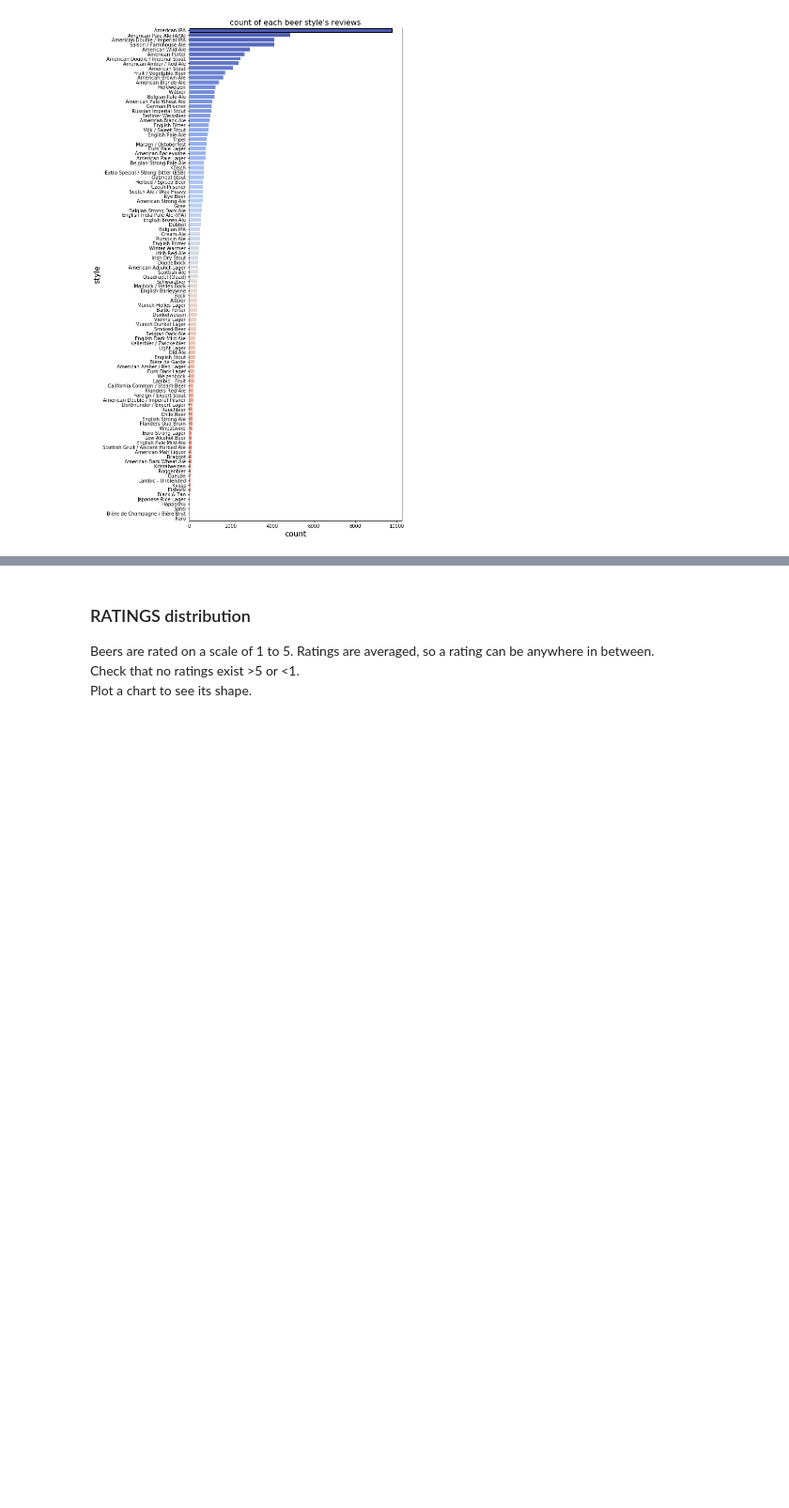
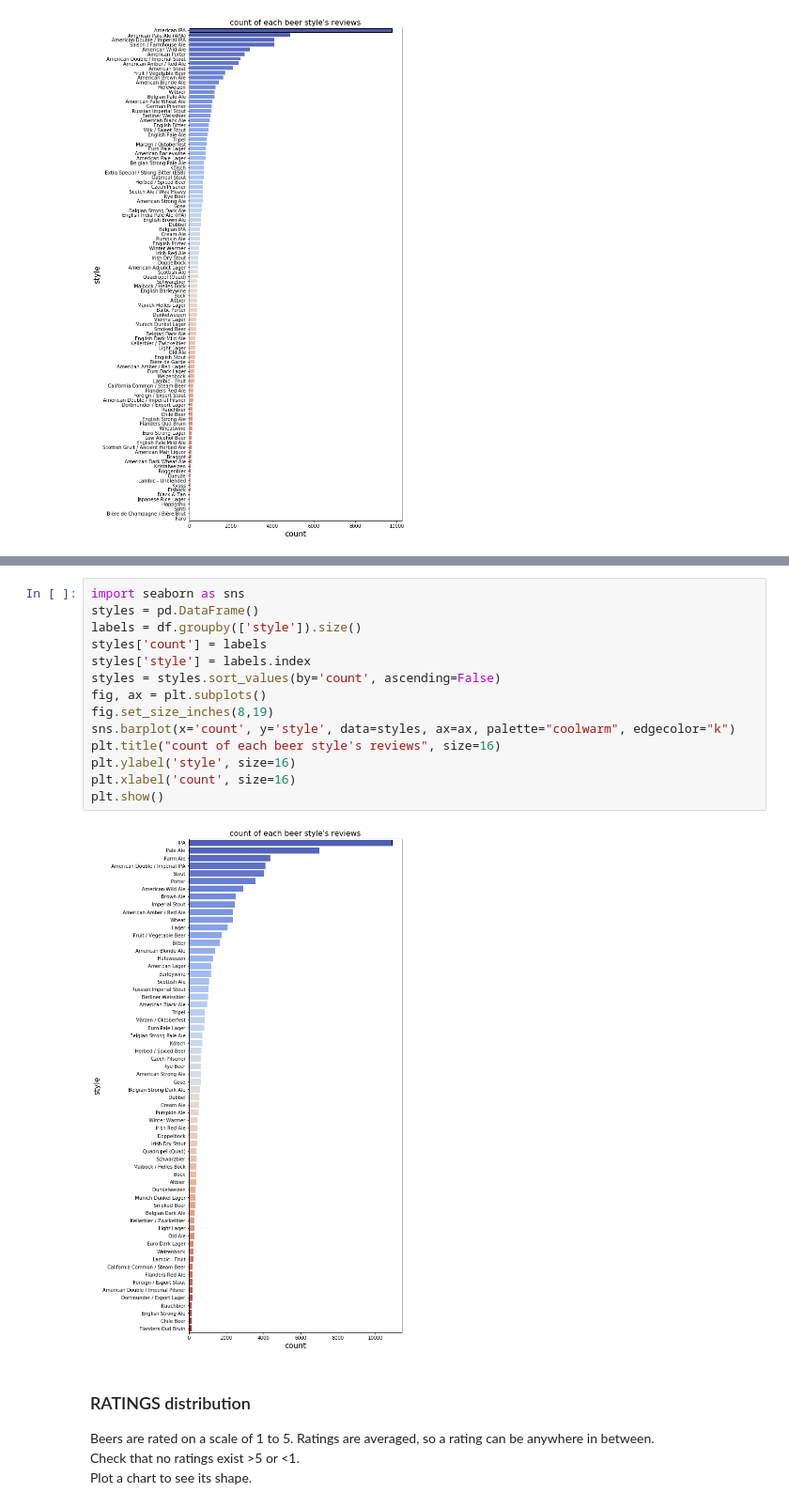
Before and after one commit to misterhappy2/beer, a Jupyter notebook: EDA.ipynb, the cells around one changed output, grey strips where cells are left out. Shown at 94% size. Drawn from its saved outputs; the diff is of its cells as text; blank space fills up the shorter version.

```diff
--- a/EDA.ipynb
+++ b/EDA.ipynb
@@ -407,3 +526,19 @@ plt.show()
+# %%
+import seaborn as sns
+styles = pd.DataFrame()
+labels = df.groupby(['style']).size()
+styles['count'] = labels
+styles['style'] = labels.index
+styles = styles.sort_values(by='count', ascending=False)
+fig, ax = plt.subplots()
+fig.set_size_inches(8,19)
+sns.barplot(x='count', y='style', data=styles, ax=ax, palette="coolwarm", edgecolor="k")
+plt.title("count of each beer style's reviews", size=16)
+plt.ylabel('style', size=16)
+plt.xlabel('count', size=16)
+plt.show()
+# %% [output]
+[figure, added]
 # %% [markdown]
 ### RATINGS distribution
 Beers are rated on a scale of 1 to 5.  Ratings are averaged, so a rating can be anywhere in between.
```
Also changed, not shown: parts of 16 cells of this notebook, 1 other file.
